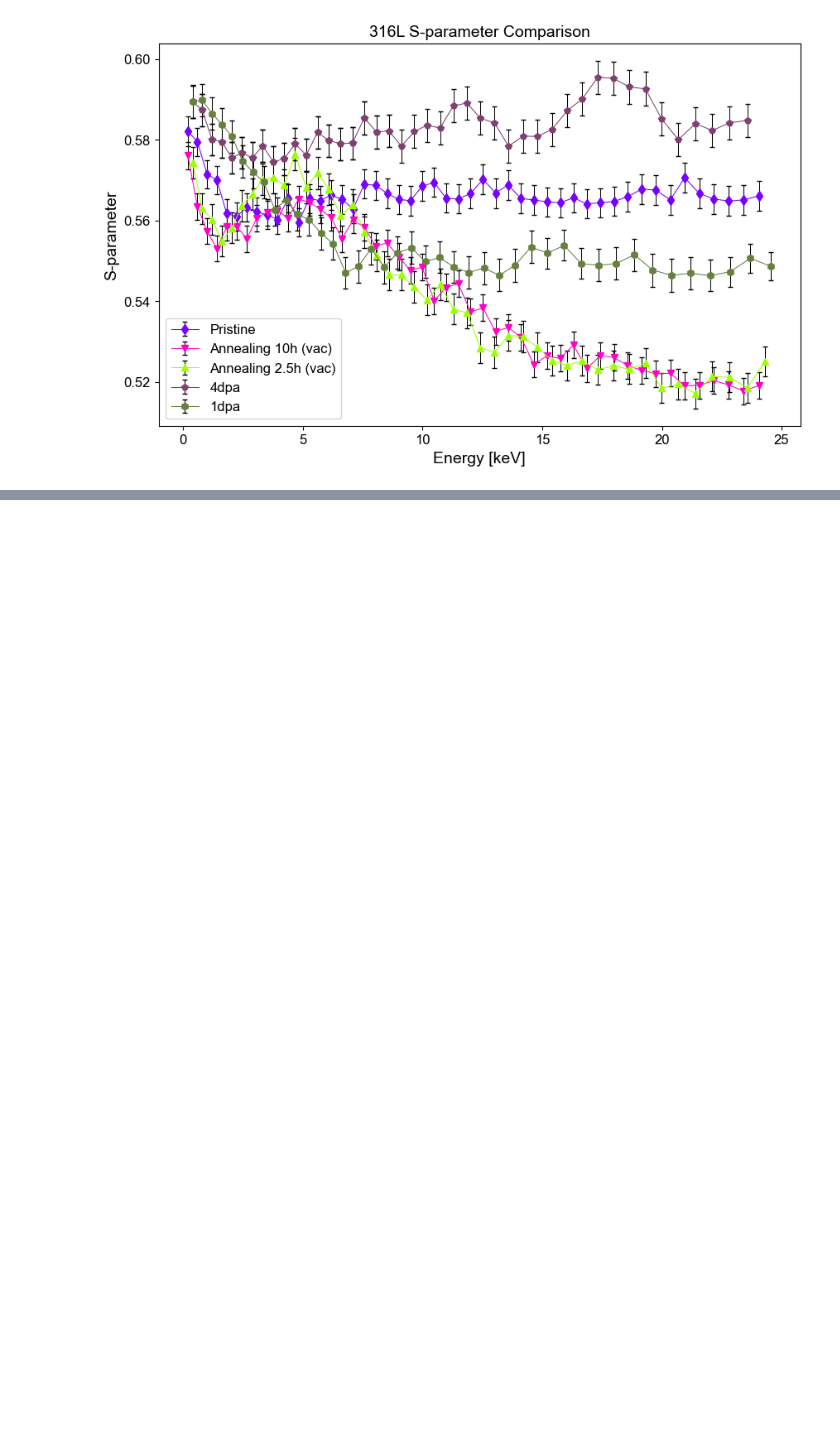
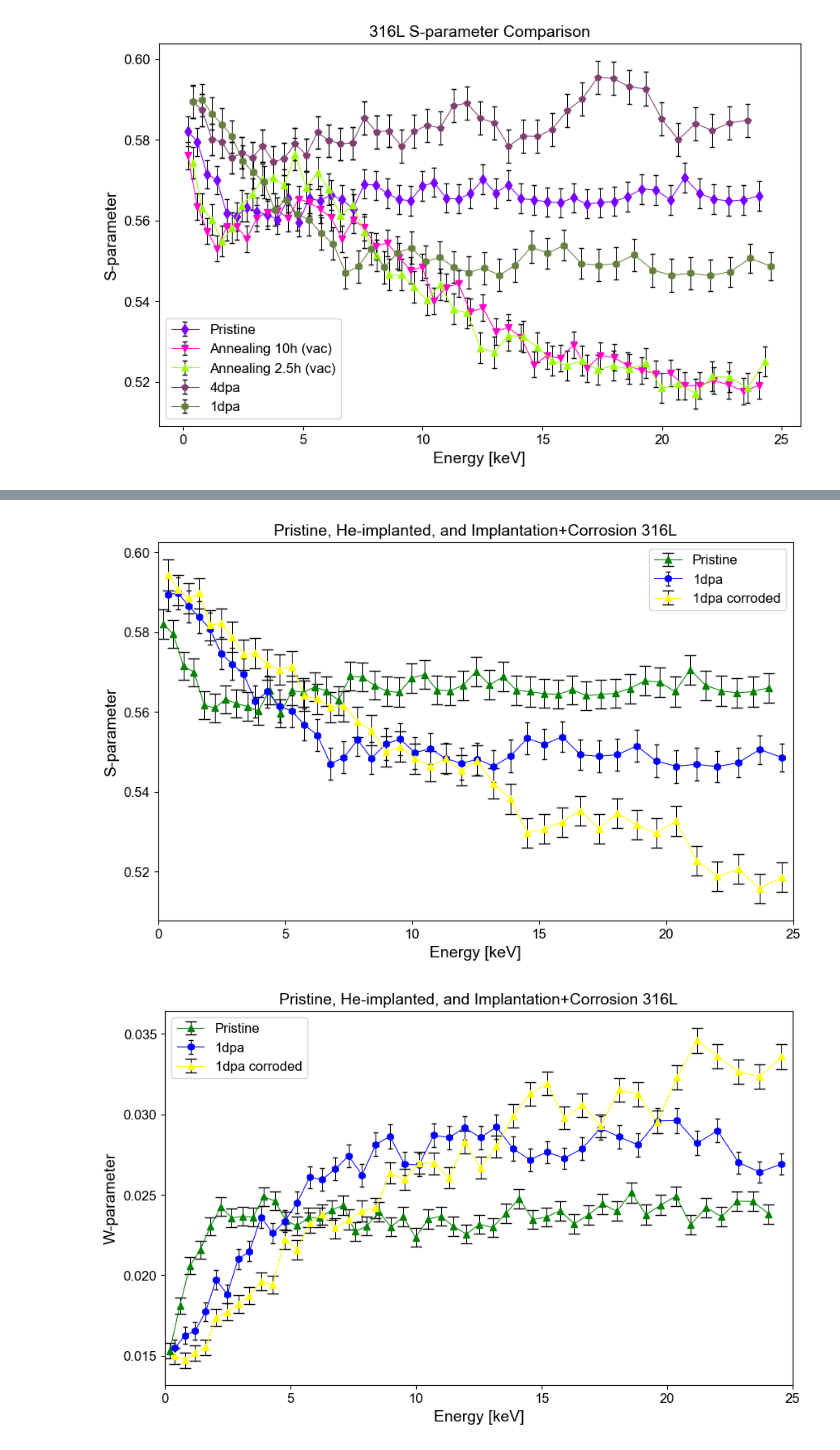
Before and after one commit to jeanvictorbendixenfm-web/Programming-PALS, a Jupyter notebook: PAS_analyzer.ipynb, the cells around one changed output, grey strips where cells are left out. Cells and saved outputs as stored; diff of their text form; code cells hidden in the pictures; blank space fills up the shorter version.

```diff
--- a/PAS_analyzer.ipynb
+++ b/PAS_analyzer.ipynb
@@ -320,0 +424,36 @@ plt.show()
+# %%
+#Annealed, Corroded and Implanted
+
+plt.figure(figsize=(10, 6))
+#plt.errorbar(energy_316AA_1, s_316AA_1, yerr=s_error_316AA_1, fmt='o', label='Pristine', capsize=5, linestyle='-', color="blue", ecolor="black")
+plt.errorbar(energy_316NA_1, s_316NA_1, yerr=s_error_316NA_1, fmt='^', label='Pristine', capsize=5, linestyle='-', color="green", ecolor="black")
+plt.errorbar(energy_316HI_1dpa_pos1, s_316HI_1dpa_pos1, yerr=s_error_316HI_1dpa_pos1, fmt='h', label='1dpa', capsize=2, linestyle='-', color="blue", ecolor="black")
+plt.errorbar(energy_316corr_1dpa, s_316corr_1dpa, yerr=s_error_316corr_1dpa, fmt='^', label='1dpa corroded', capsize=5, linestyle='-', color="yellow", ecolor="black")
+
+
+plt.xlabel('Energy [keV]')
+plt.ylabel('S-parameter')
+plt.title('Pristine, He-implanted, and Implantation+Corrosion 316L')
+plt.legend()
+plt.xlim(0, 25)  # Adjust x-axis limits as needed
+plt.show()
+
+
+
+plt.figure(figsize=(10, 6))
+#plt.errorbar(energy_316AA_1, s_316AA_1, yerr=s_error_316AA_1, fmt='o', label='Pristine', capsize=5, linestyle='-', color="blue", ecolor="black")
+plt.errorbar(energy_316NA_1, w_316NA_1, yerr=w_error_316NA_1, fmt='^', label='Pristine', capsize=5, linestyle='-', color="green", ecolor="black")
+plt.errorbar(energy_316HI_1dpa_pos1, w_316HI_1dpa_pos1, yerr=w_error_316HI_1dpa_pos1, fmt='h', label='1dpa', capsize=2, linestyle='-', color="blue", ecolor="black")
+plt.errorbar(energy_316corr_1dpa, w_316corr_1dpa, yerr=w_error_316corr_1dpa, fmt='^', label='1dpa corroded', capsize=5, linestyle='-', color="yellow", ecolor="black")
+
+
+
+plt.xlabel('Energy [keV]')
+plt.ylabel('W-parameter')
+plt.title('Pristine, He-implanted, and Implantation+Corrosion 316L')
+plt.legend()
+plt.xlim(0, 25)  # Adjust x-axis limits as needed
+plt.show()
+# %% [output]
+[figure, added]
+[figure, added]
```
Also changed, not shown: parts of 10 cells of this notebook, 6 other files.
